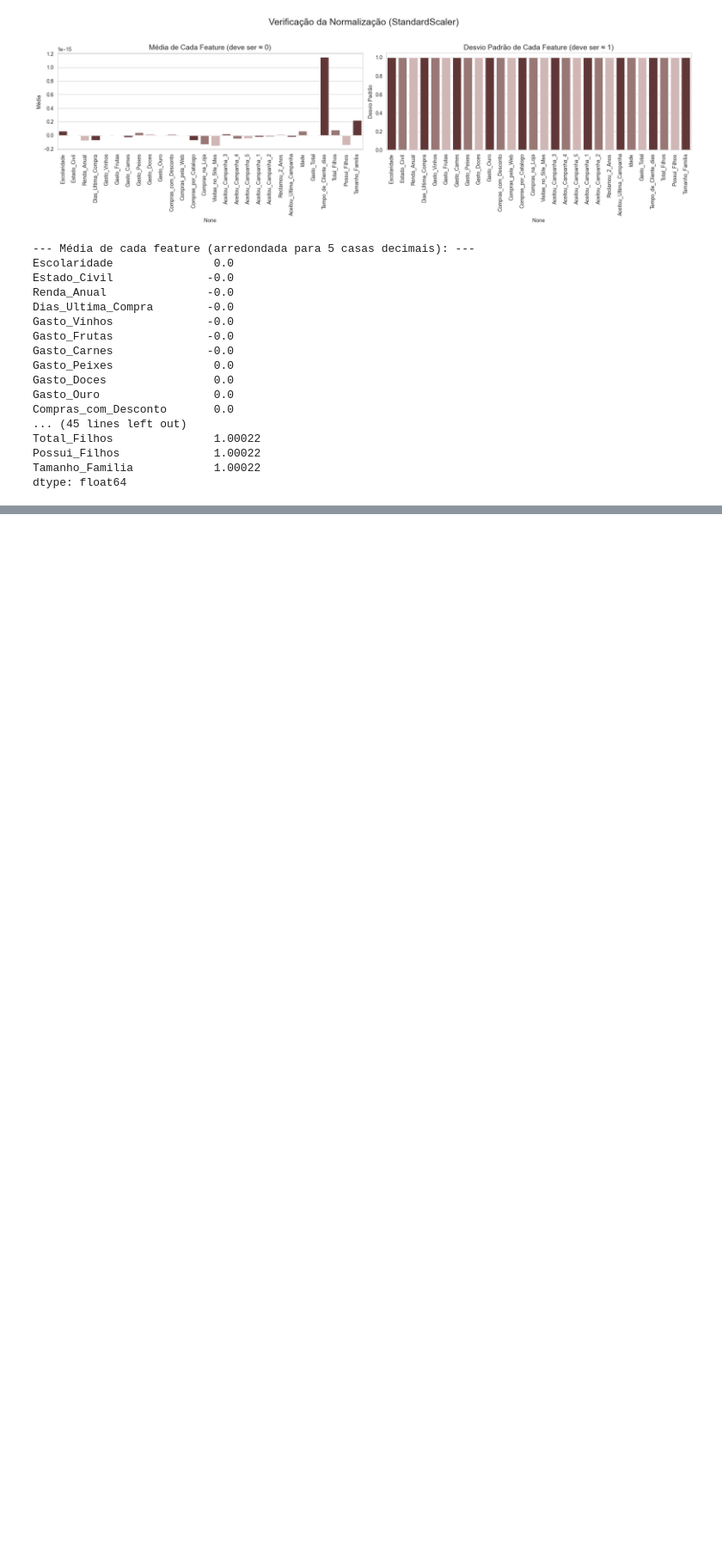
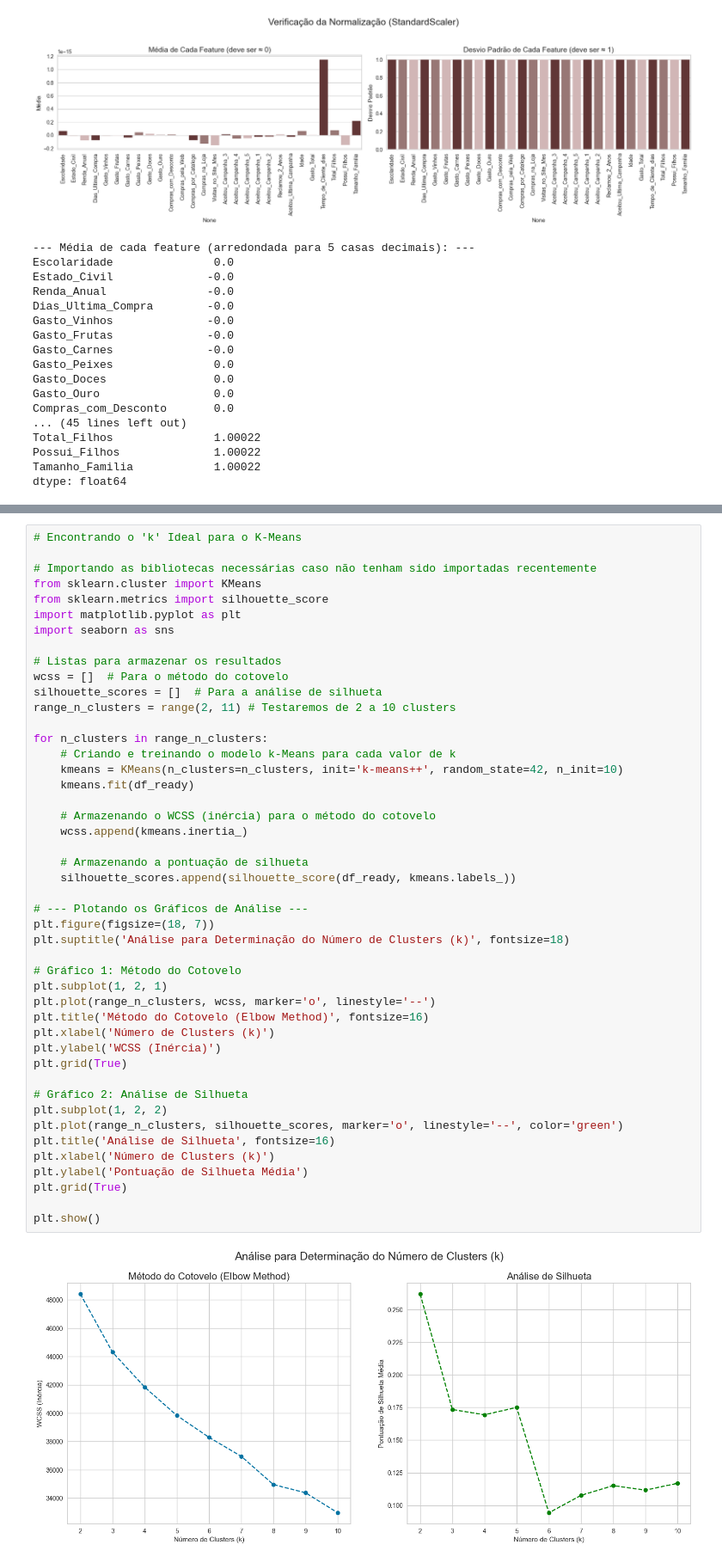
Before and after one commit to juniors719/customer_personality_clustering, a Jupyter notebook: customer_segmentation.ipynb, the cells around one changed output, grey strips where cells are left out. Shown at 86% size. Saved outputs shown, nothing was run; the diff lists cells and outputs as text; blank space fills up the shorter version.

```diff
--- a/customer_segmentation.ipynb
+++ b/customer_segmentation.ipynb
@@ -642,0 +656,48 @@ dtype: float64
+# %%
+# Encontrando o 'k' Ideal para o K-Means
+
+# Importando as bibliotecas necessárias caso não tenham sido importadas recentemente
+from sklearn.cluster import KMeans
+from sklearn.metrics import silhouette_score
+import matplotlib.pyplot as plt
+import seaborn as sns
+
+# Listas para armazenar os resultados
+wcss = []  # Para o método do cotovelo
+silhouette_scores = []  # Para a análise de silhueta
+range_n_clusters = range(2, 11) # Testaremos de 2 a 10 clusters
+
+for n_clusters in range_n_clusters:
+    # Criando e treinando o modelo k-Means para cada valor de k
+    kmeans = KMeans(n_clusters=n_clusters, init='k-means++', random_state=42, n_init=10)
+    kmeans.fit(df_ready)
+
+    # Armazenando o WCSS (inércia) para o método do cotovelo
+    wcss.append(kmeans.inertia_)
+
+    # Armazenando a pontuação de silhueta
+    silhouette_scores.append(silhouette_score(df_ready, kmeans.labels_))
+
+# --- Plotando os Gráficos de Análise ---
+plt.figure(figsize=(18, 7))
+plt.suptitle('Análise para Determinação do Número de Clusters (k)', fontsize=18)
+
+# Gráfico 1: Método do Cotovelo
+plt.subplot(1, 2, 1)
+plt.plot(range_n_clusters, wcss, marker='o', linestyle='--')
+plt.title('Método do Cotovelo (Elbow Method)', fontsize=16)
+plt.xlabel('Número de Clusters (k)')
+plt.ylabel('WCSS (Inércia)')
+plt.grid(True)
+
+# Gráfico 2: Análise de Silhueta
+plt.subplot(1, 2, 2)
+plt.plot(range_n_clusters, silhouette_scores, marker='o', linestyle='--', color='green')
+plt.title('Análise de Silhueta', fontsize=16)
+plt.xlabel('Número de Clusters (k)')
+plt.ylabel('Pontuação de Silhueta Média')
+plt.grid(True)
+
+plt.show()
+# %% [output]
+[figure, added]
```
Also changed, not shown: parts of 13 cells of this notebook.
